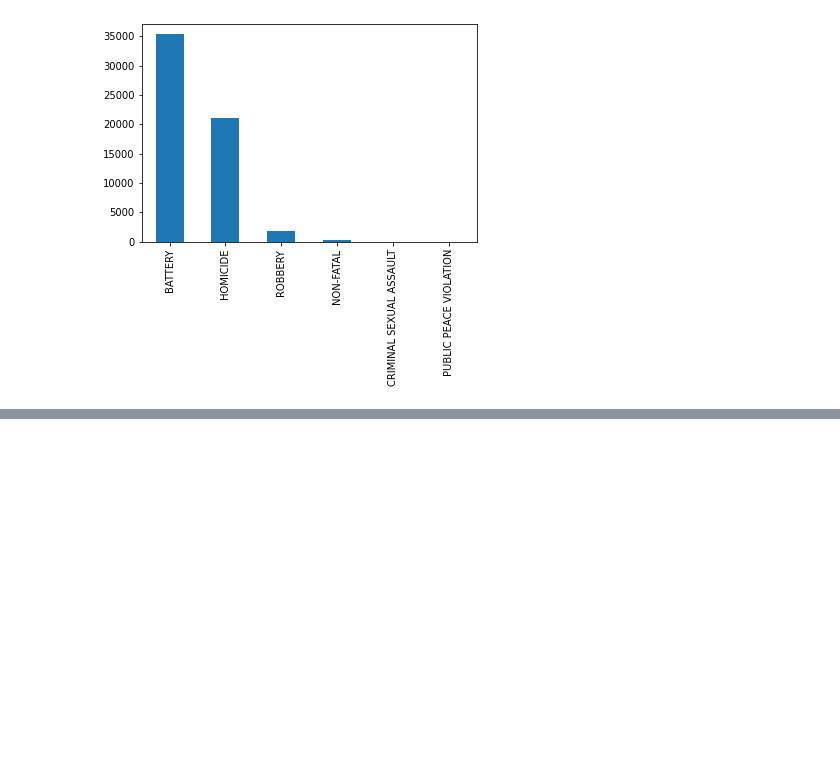
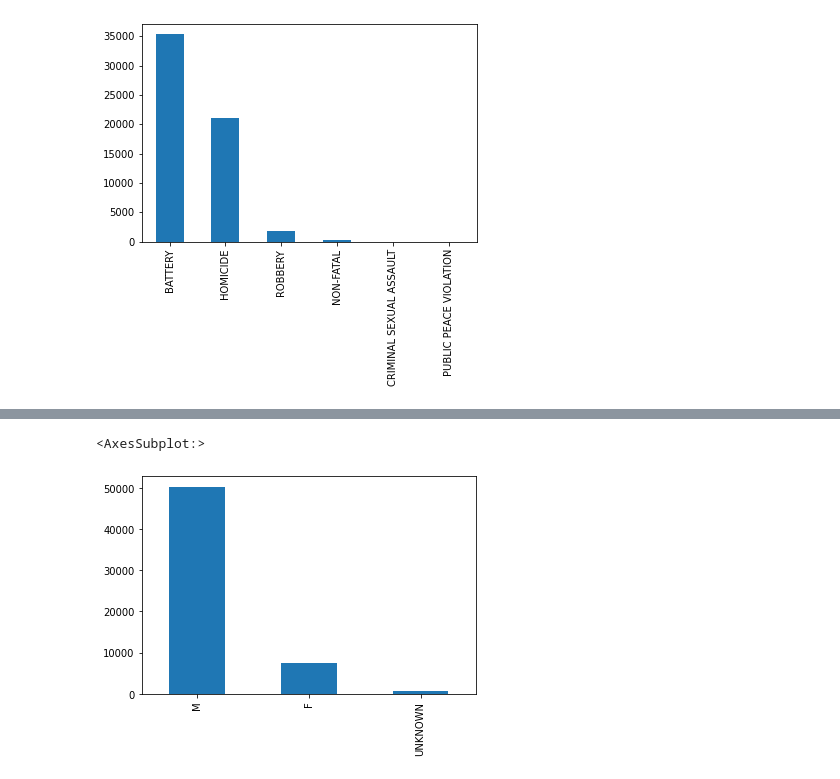
Before and after one commit to LauGon27/03_PRUEBAS, a Jupyter notebook: 02_eda/240407_eda_victims.ipynb, the cells around one changed output, grey strips where cells are left out. Cells and saved outputs as stored; diff of their text form; code cells hidden in the pictures; blank space fills up the shorter version.

```diff
--- a/02_eda/240407_eda_victims.ipynb
+++ b/02_eda/240407_eda_victims.ipynb
@@ -89,0 +89,5 @@ array(['HOMICIDE', 'BATTERY', 'ROBBERY', 'NON-FATAL',
+# %%
+victims['SEX'].value_counts().plot.bar()
+# %% [output]
+<AxesSubplot:>
+[figure, added]
```
Also changed, not shown: parts of 6 cells of this notebook, 1 other file.
